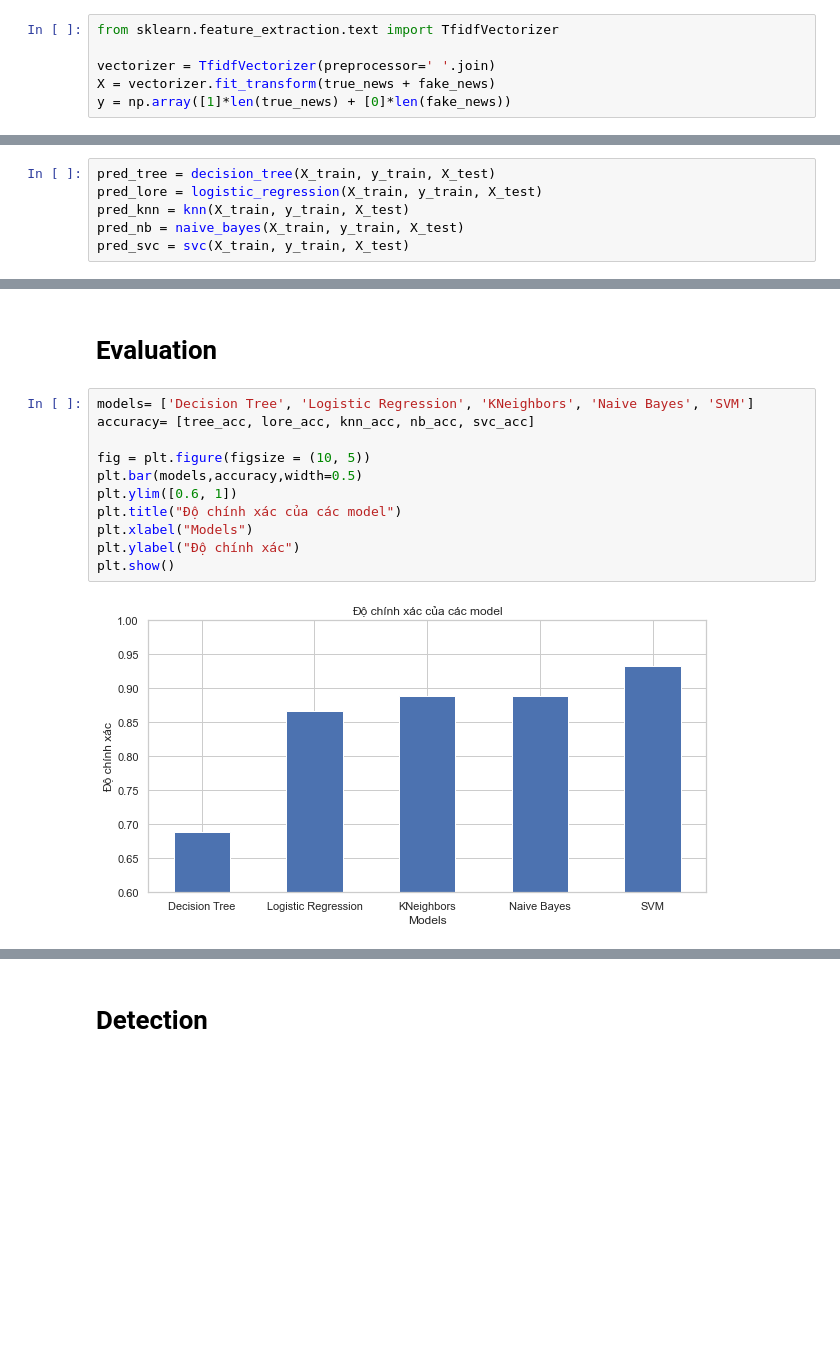
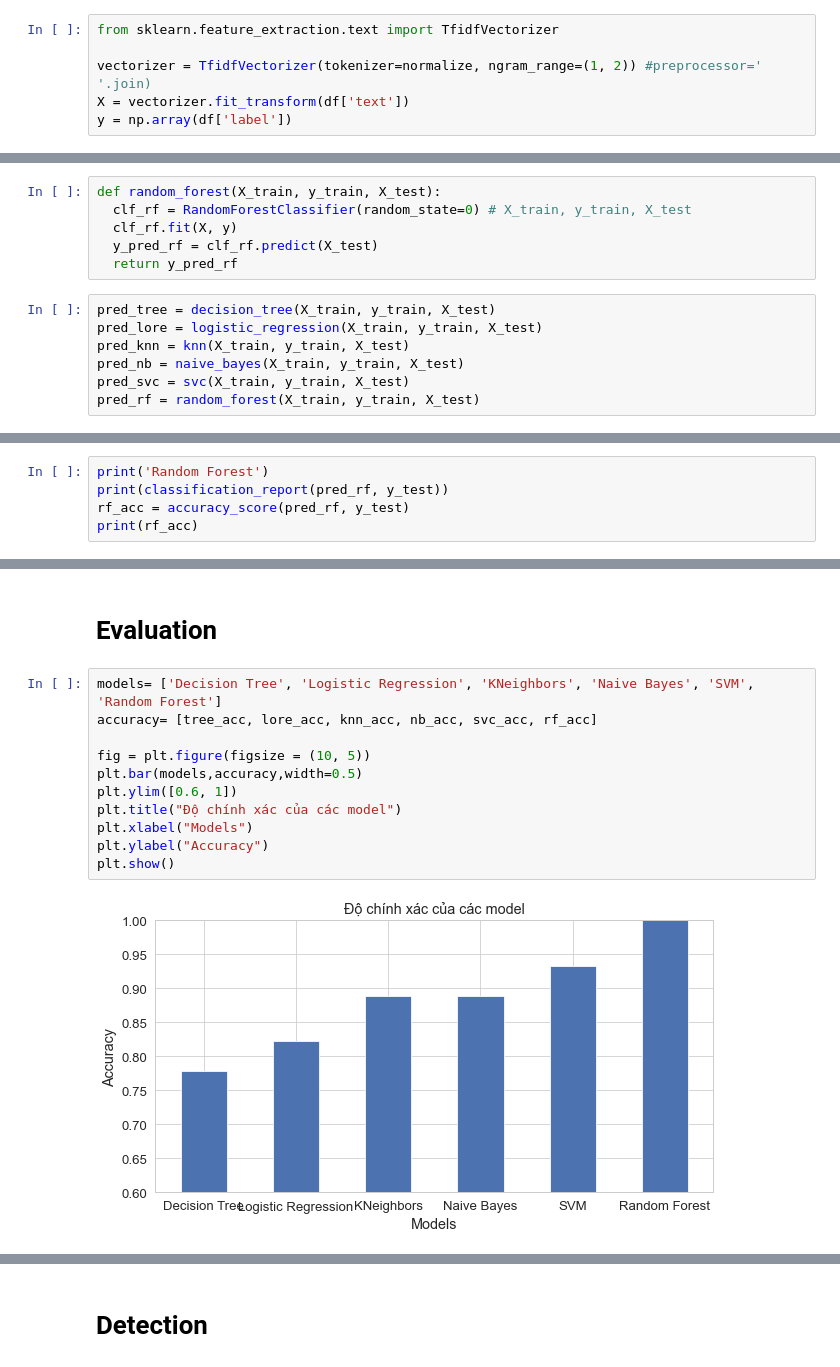
Before and after one commit to nhmt120/vietnamese-fake-news-detection, a Jupyter notebook: BD-final.ipynb, the cells around one changed output, grey strips where cells are left out. Cells and saved outputs as stored; diff of their text form; blank space fills up the shorter version.

```diff
--- a/BD-final.ipynb
+++ b/BD-final.ipynb
@@ -306,6 +255,6 @@ Text(0.5, 1.0, 'Các từ xuất hiện nhiều nhất trong tin thật')
 # %%
 from sklearn.feature_extraction.text import TfidfVectorizer
 
-vectorizer = TfidfVectorizer(preprocessor=' '.join)
-X = vectorizer.fit_transform(true_news + fake_news)
-y = np.array([1]*len(true_news) + [0]*len(fake_news))
+vectorizer = TfidfVectorizer(tokenizer=normalize, ngram_range=(1, 2)) #preprocessor=' '.join)
+X = vectorizer.fit_transform(df['text'])
+y = np.array(df['label'])
@@ -376,10 +344,17 @@ def svc(X_train, y_train, X_test):
   clf_svc.fit(X_train, y_train)
   y_pred_svc = clf_svc.predict(X_test)
   return y_pred_svc
+# %%
+def random_forest(X_train, y_train, X_test):
+  clf_rf = RandomForestClassifier(random_state=0) # X_train, y_train, X_test
+  clf_rf.fit(X, y)
+  y_pred_rf = clf_rf.predict(X_test)
+  return y_pred_rf
 # %%
 pred_tree = decision_tree(X_train, y_train, X_test)
 pred_lore = logistic_regression(X_train, y_train, X_test)
 pred_knn = knn(X_train, y_train, X_test)
 pred_nb = naive_bayes(X_train, y_train, X_test)
 pred_svc = svc(X_train, y_train, X_test)
+pred_rf = random_forest(X_train, y_train, X_test)
 # %%
@@ -399,0 +377,5 @@ weighted avg       0.72      0.69      0.70        45
+# %%
+print('Random Forest')
+print(classification_report(pred_rf, y_test))
+rf_acc = accuracy_score(pred_rf, y_test)
+print(rf_acc)
@@ -460,15 +462,15 @@ weighted avg       0.94      0.93      0.93        45
 # %% [markdown]
 # Evaluation
 # %%
-models= ['Decision Tree', 'Logistic Regression', 'KNeighbors', 'Naive Bayes', 'SVM']
-accuracy= [tree_acc, lore_acc, knn_acc, nb_acc, svc_acc]
+models= ['Decision Tree', 'Logistic Regression', 'KNeighbors', 'Naive Bayes', 'SVM', 'Random Forest']
+accuracy= [tree_acc, lore_acc, knn_acc, nb_acc, svc_acc, rf_acc]
 
 fig = plt.figure(figsize = (10, 5))
 plt.bar(models,accuracy,width=0.5)
 plt.ylim([0.6, 1])
 plt.title("Độ chính xác của các model")
 plt.xlabel("Models")
-plt.ylabel("Độ chính xác")
+plt.ylabel("Accuracy")
 plt.show()
 # %% [output]
-[figure, old version]
+[figure, new version]
```
Also changed, not shown: parts of 70 cells of this notebook, 5 other files.
